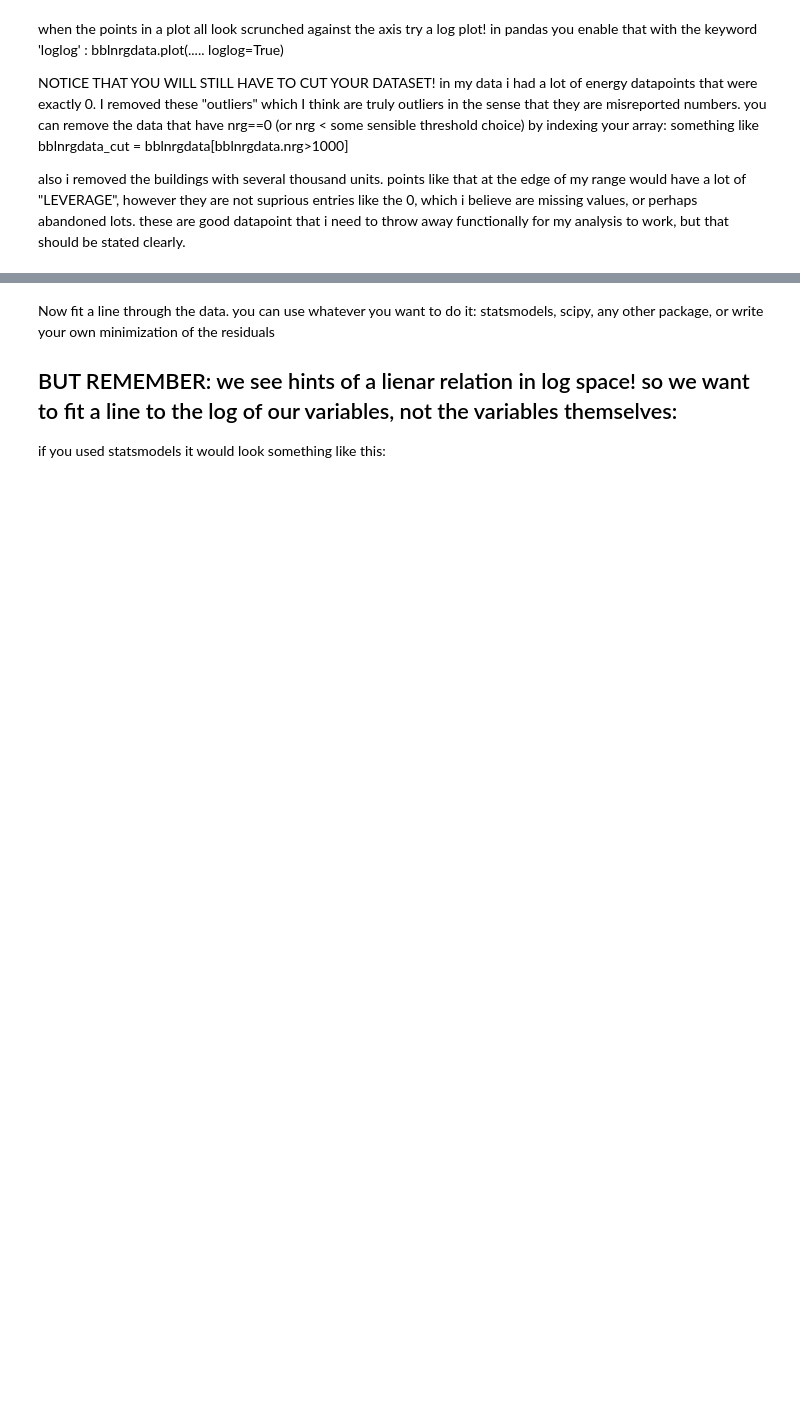
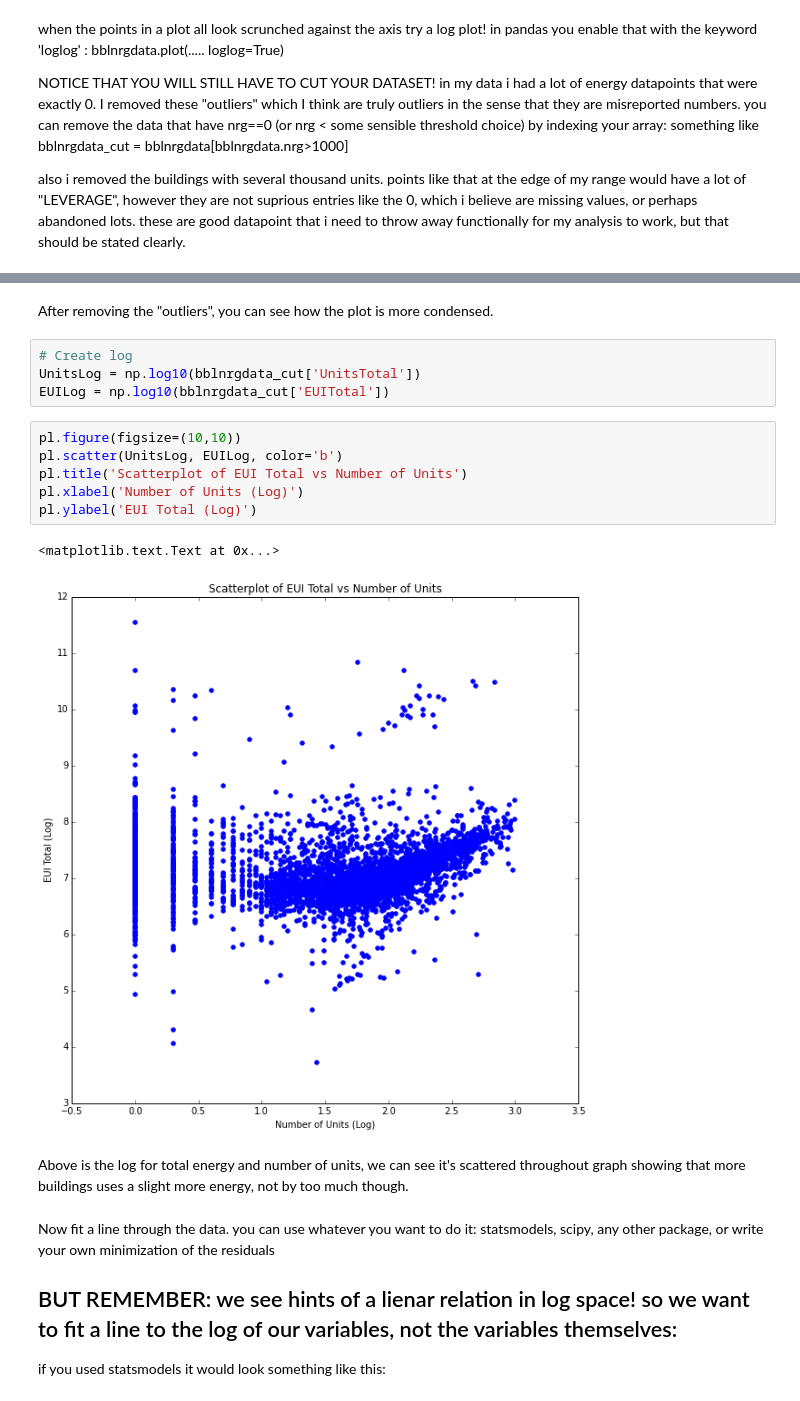
Before and after one commit to livenlulu/PUI2015_lkang, a Jupyter notebook: HW5/building_nrg_instructions.ipynb, the cells around one changed output, grey strips where cells are left out. Cells and saved outputs as stored; diff of their text form; blank space fills up the shorter version.

```diff
--- a/HW5/building_nrg_instructions.ipynb
+++ b/HW5/building_nrg_instructions.ipynb
@@ -156,3 +258,20 @@ also i removed the buildings with several thousand units. points like that at th
+# %% [markdown]
+After removing the "outliers", you can see how the plot is more condensed.
+# %%
+# Create log
+UnitsLog = np.log10(bblnrgdata_cut['UnitsTotal'])
+EUILog = np.log10(bblnrgdata_cut['EUITotal'])
+# %%
+pl.figure(figsize=(10,10))
+pl.scatter(UnitsLog, EUILog, color='b')
+pl.title('Scatterplot of EUI Total vs Number of Units')
+pl.xlabel('Number of Units (Log)')
+pl.ylabel('EUI Total (Log)')
+# %% [output]
+<matplotlib.text.Text at 0x...>
+[figure, added]
+# %% [markdown]
+Above is the log for total energy and number of units, we can see it's scattered throughout graph showing that more buildings uses a slight more energy, not by too much though.
 # %% [markdown]
 Now fit a line through the data. you can use whatever you want to do it:
 statsmodels, scipy, any other package, or write your own minimization of the residuals
```
Also changed, not shown: parts of 16 cells of this notebook.
